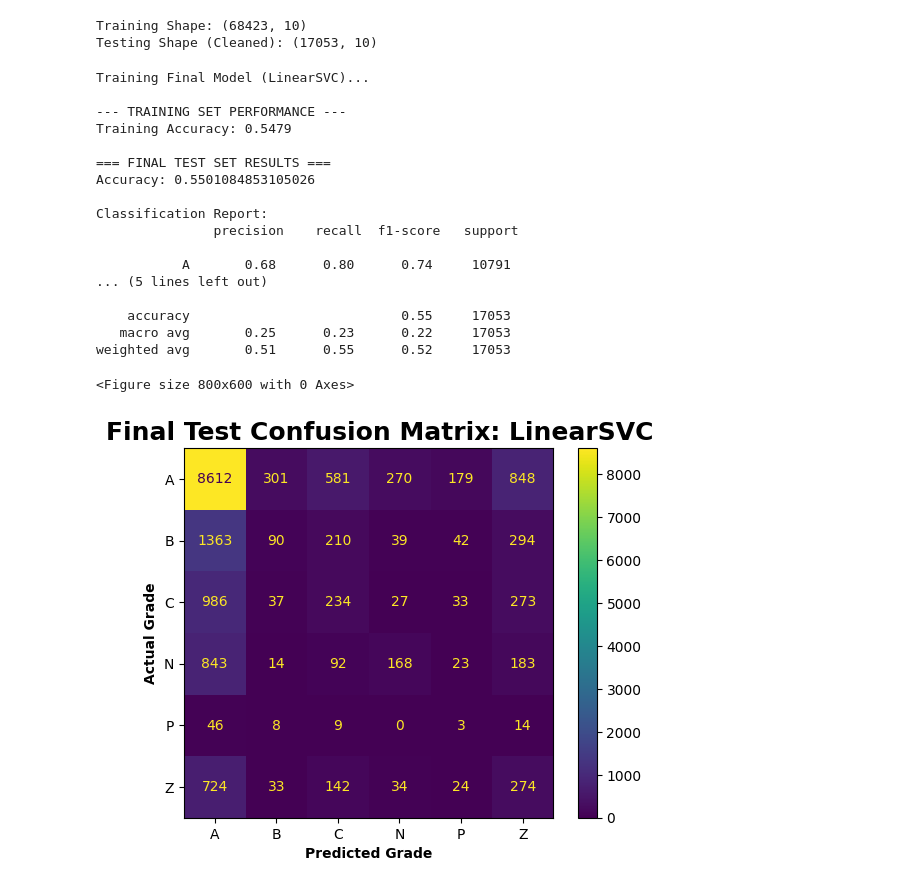
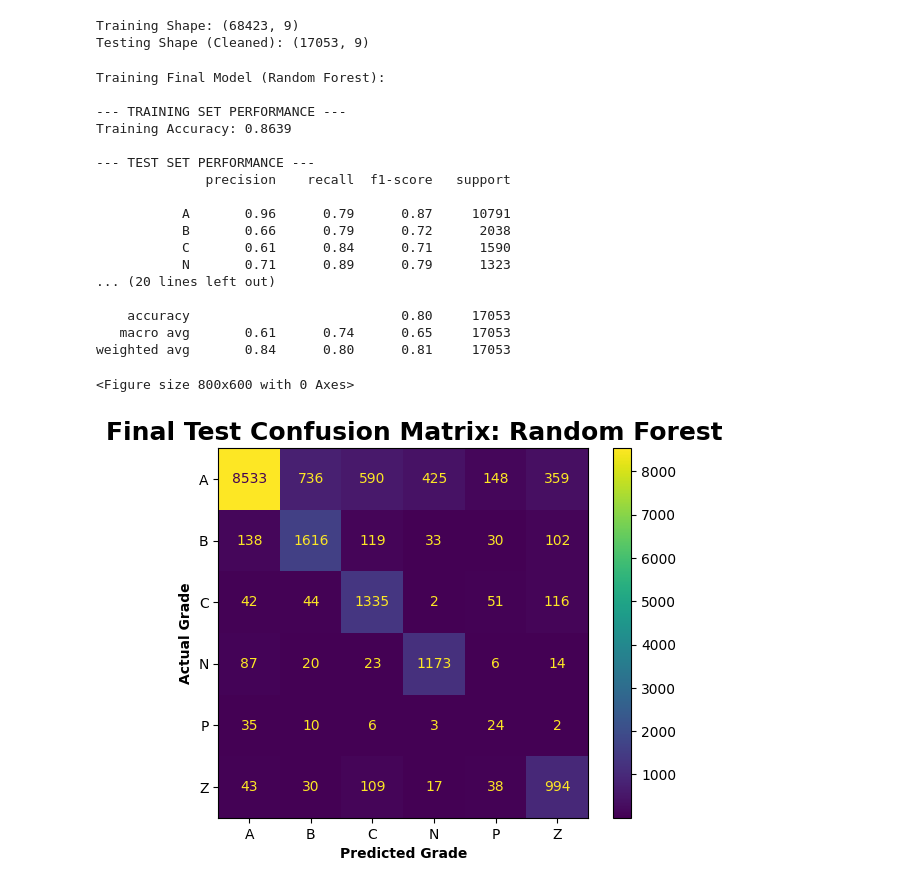
Before and after one commit to rameezrauf/ds_4022_final_project, a Jupyter notebook: notebooks/06_final_test_set_eval.ipynb, the cells around one changed output. Drawn from its saved outputs; the diff is of its cells as text; code cells hidden in the pictures.

Commit message:
Finalized Test_Notebook - Random Forest Model

```diff
--- a/notebooks/06_final_test_set_eval.ipynb
+++ b/notebooks/06_final_test_set_eval.ipynb
@@ -8,7 +8,7 @@ import pandas as pd
 import numpy as np
 import matplotlib.pyplot as plt
 import seaborn as sns
-from sklearn.svm import LinearSVC
+from sklearn.ensemble import RandomForestClassifier
 from sklearn.pipeline import Pipeline
 from sklearn.compose import ColumnTransformer
 from sklearn.impute import SimpleImputer
@@ -31,25 +31,22 @@ y_train = train_df['GRADE'] # target variable, we are predicting GRADE
 
 # Same Filtering for Test Data:
 test_df_clean = test_df[test_df['GRADE'].isin(valid_grades)].copy()
-X_test = test_df_clean.drop(columns=['GRADE', 'SCORE'])
+X_test = test_df_clean.drop(columns=['GRADE'])
 y_test = test_df_clean['GRADE']
 
 # Print dimensions for datasets:
 print(f"Training Shape: {train_df.shape}")
 print(f"Testing Shape (Cleaned): {test_df_clean.shape}")
 # %% [output]
-Training Shape: (68423, 10)
-Testing Shape (Cleaned): (17053, 10)
+Training Shape: (68423, 9)
+Testing Shape (Cleaned): (17053, 9)
 # %%
 # --- FINAL MODEL TRAINING AND EVALUATION ---
 
-# Using best model: LinearSVC from previous hyperparameter tuning
-# Using the best parameters determined (for LinearSVC): C=0.1, class_weight='balanced'
+# Using best model: Random Forest from previous hyperparameter tuning
+# Using the best parameters determined (for RandomForest): C=0.1, class_weight='balanced'
 numeric_features = ['Latitude', 'Longitude', 'ZIPCODE']
 categorical_features = ['CUISINE DESCRIPTION', 'BORO']
-
-# Same preprocessing setups used in the
-#  support_vector_machine.ipynb notebook:
 
 # ---- PIPELINES ----
 # Using pipelines to handle preprocessing more efficiently
@@ -74,14 +71,25 @@ preprocessor = ColumnTransformer(
 ])
 
 # ---- FINAL MODEL PIPELINE ----
-# Best Model: LinearSVC
+# Best Model: Random Forest
 final_model = Pipeline(steps=[
     ('preprocessor', preprocessor),
-    ('classifier', LinearSVC(C=0.1, dual=False, class_weight='balanced', random_state=42))
+    ('classifier', RandomForestClassifier(
+        # --- MATCHING YOUR BEST PARAMETERS ---
+        n_estimators=100,
+        max_depth=20,
+        max_features='sqrt',
+        min_samples_leaf=2,
+        min_samples_split=5,
+        # -------------------------------------
+        random_state=42,
+        n_jobs=-1,
+        class_weight='balanced' # just as an additional precaution
+    ))
 ])
 
 # FITTING on the FULL TRAINING SET:
-print("Training Final Model (LinearSVC)...")
+print("Training Final Model (Random Forest):")
 final_model.fit(X_train, y_train)
 
 # Evaluate training performance:
@@ -91,43 +99,45 @@ train_acc = accuracy_score(y_train, y_train_pred)
 print(f"Training Accuracy: {train_acc:.4f}")
 
 # PREDICTION on the TEST SET:
-y_pred = final_model.predict(X_test)
+print("\n--- TEST SET PERFORMANCE ---")
+y_test_pred = final_model.predict(X_test)
+print(classification_report(y_test, y_test_pred))
 
 # Printing out our final evaluation metrics:
 print("\n=== FINAL TEST SET RESULTS ===")
-print("Accuracy:", accuracy_score(y_test, y_pred))
-print("\nClassification Report:\n", classification_report(y_test, y_pred))
+print("Accuracy:", accuracy_score(y_test, y_test_pred))
+print("\nClassification Report:\n", classification_report(y_test, y_test_pred))
 # %% [output]
-Training Final Model (LinearSVC)...
+Training Final Model (Random Forest):
 
 --- TRAINING SET PERFORMANCE ---
-Training Accuracy: 0.5479
+Training Accuracy: 0.8639
 
-=== FINAL TEST SET RESULTS ===
-Accuracy: 0.5501084853105026
+--- TEST SET PERFORMANCE ---
+              precision    recall  f1-score   support
 
-Classification Report:
-               precision    recall  f1-score   support
+           A       0.96      0.79      0.87     10791
+           B       0.66      0.79      0.72      2038
+           C       0.61      0.84      0.71      1590
+           N       0.71      0.89      0.79      1323
+... (20 lines left out)
 
-           A       0.68      0.80      0.74     10791
-... (5 lines left out)
-
-    accuracy                           0.55     17053
-   macro avg       0.25      0.23      0.22     17053
-weighted avg       0.51      0.55      0.52     17053
+    accuracy                           0.80     17053
+   macro avg       0.61      0.74      0.65     17053
+weighted avg       0.84      0.80      0.81     17053
 # %%
 # Confusion Matrix:
-cm = confusion_matrix(y_test, y_pred)
-# Display:
 plt.figure(figsize=(8,6))
+cm = confusion_matrix(y_test, y_test_pred)
 disp = ConfusionMatrixDisplay(confusion_matrix=cm, display_labels=final_model.classes_)
 disp.plot()
+
 # Formatting:
-plt.title('Final Test Confusion Matrix: LinearSVC',  weight='bold', fontsize=18, x = 0.53)
+plt.title('Final Test Confusion Matrix: Random Forest',  weight='bold', fontsize=18, x = 0.53)
 plt.xlabel('Predicted Grade',  weight='bold')
 plt.ylabel('Actual Grade',  weight='bold')
-plt.savefig("../output/figures/final_test_confusion_matrix_LineaSVC.png", dpi=300)
+plt.savefig("../output/figures/final_test_confusion_matrix_RandomForest.png", dpi=300)
 plt.show()
 # %% [output]
 <Figure size 800x600 with 0 Axes>
-[figure, old version]
+[figure, new version]
```
Also changed, not shown: parts of 4 cells of this notebook, 1 other file.
